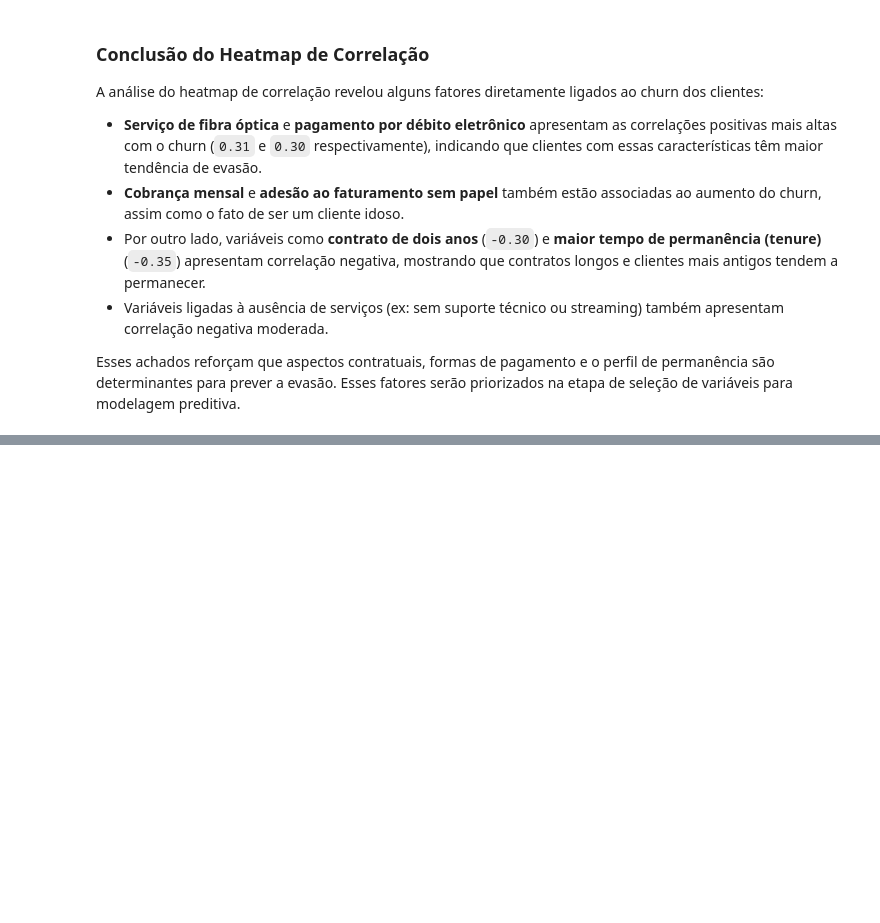
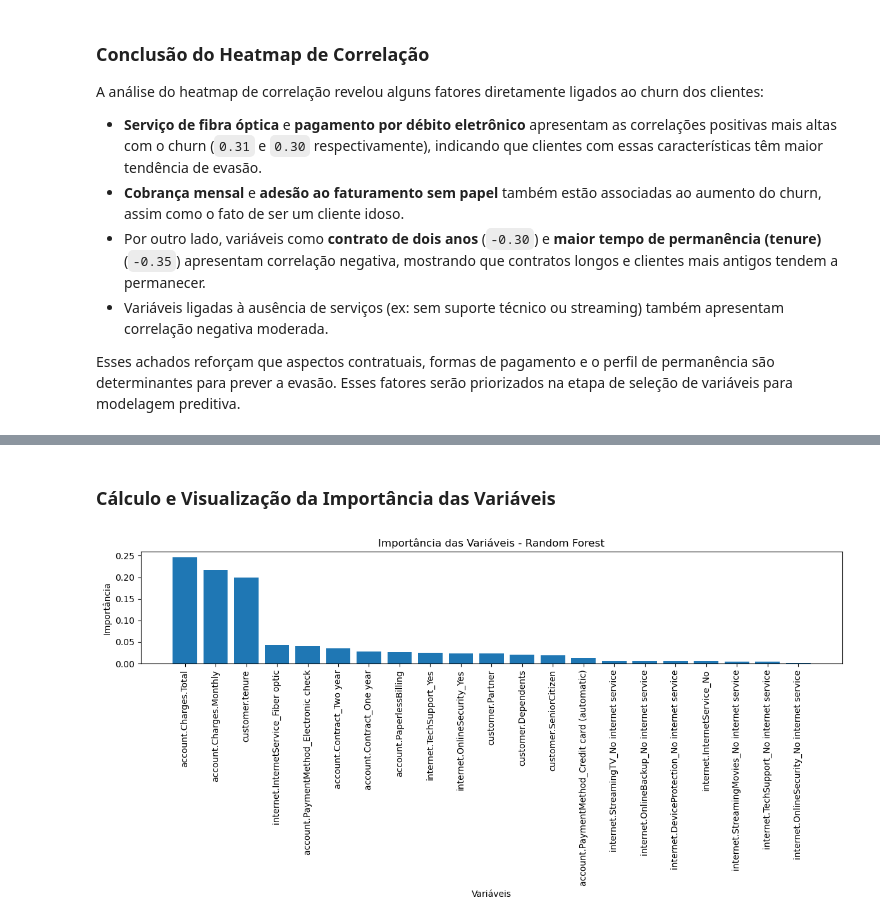
Before and after one commit to wlamirlira/Churn, a Jupyter notebook: TelecomX_Churn.ipynb, the cells around one changed output, grey strips where cells are left out. Cells and saved outputs as stored; diff of their text form; code cells hidden in the pictures; blank space fills up the shorter version.

```diff
--- a/TelecomX_Churn.ipynb
+++ b/TelecomX_Churn.ipynb
@@ -255,0 +337,9 @@ Esses achados reforçam que aspectos contratuais, formas de pagamento e o perfil
+# %%
+from sklearn.model_selection import train_test_split
+
+# Definindo X e y
+X = df[features_relevantes]
+y = df['Churn']
+
+# Dividindo os dados em conjuntos de treino e teste (70/30)
+X_train, X_test, y_train, y_test = train_test_split(X, y, test_size=0.3, random_state=42, stratify=y)
@@ -255,0 +348,7 @@ Esses achados reforçam que aspectos contratuais, formas de pagamento e o perfil
+# %%
+# Regressão Logística
+from sklearn.linear_model import LogisticRegression
+# Inicializando o modelo
+lr = LogisticRegression(max_iter=1000)
+# Treinando o modelo
+lr.fit(X_train, y_train)
@@ -255,0 +357,8 @@ Esses achados reforçam que aspectos contratuais, formas de pagamento e o perfil
+# %%
+# Random Forest Classifier
+from sklearn.ensemble import RandomForestClassifier
+
+# Inicializando o modelo
+rf = RandomForestClassifier(n_estimators=100, random_state=42)
+# Treinando o modelo
+rf.fit(X_train, y_train)
@@ -255,0 +436,21 @@ Esses achados reforçam que aspectos contratuais, formas de pagamento e o perfil
+# %% [markdown]
+### Cálculo e Visualização da Importância das Variáveis
+# %%
+import numpy as np
+
+# Obter a importância das variáveis a partir do modelo Random Forest
+importances = rf.feature_importances_
+indices = np.argsort(importances)[::-1]
+features_sorted = np.array(features_relevantes)[indices]
+
+# Visualar a importância das variáveis em um gráfico de barras
+plt.figure(figsize=(12, 6))
+plt.title('Importância das Variáveis - Random Forest')
+plt.bar(range(len(importances)), importances[indices], align='center')
+plt.xticks(range(len(importances)), features_sorted, rotation=90)
+plt.xlabel('Variáveis')
+plt.ylabel('Importância')
+plt.tight_layout()
+plt.show()
+# %% [output]
+[figure, added]
```
Also changed, not shown: parts of 17 cells of this notebook.
